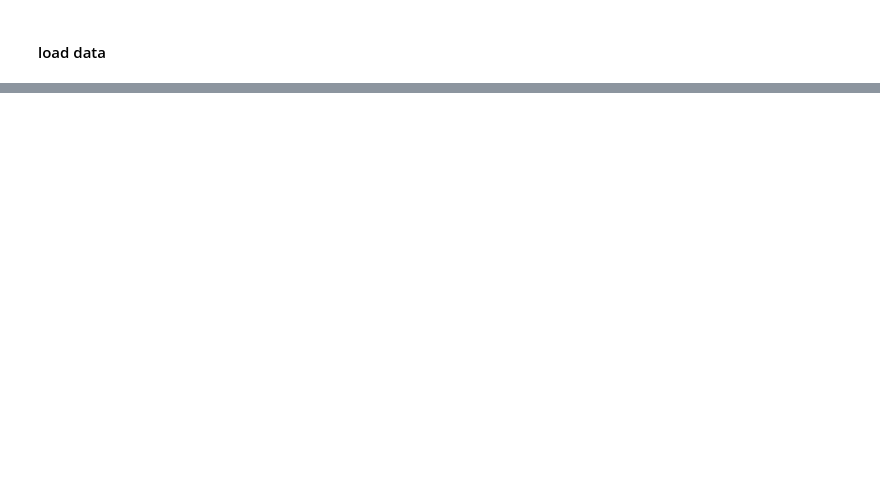
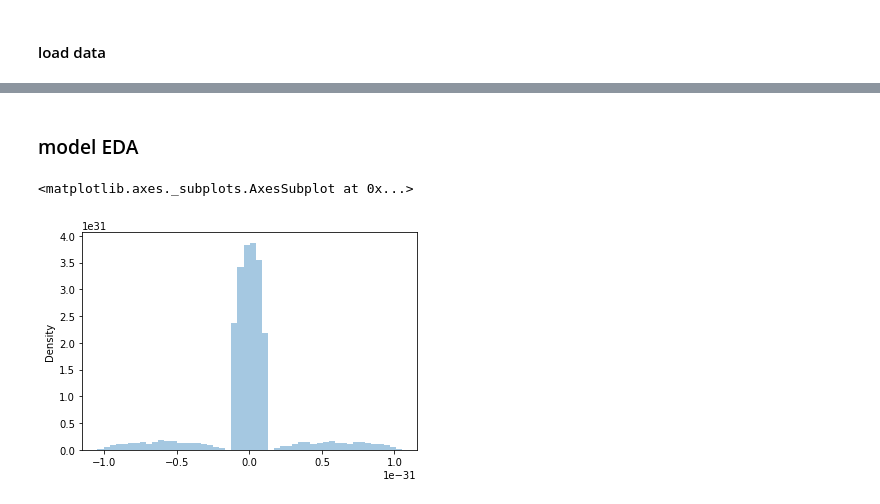
Before and after one commit to phucdkbk/movie_rs, a Jupyter notebook: EDA/rs train.ipynb, the cells around one changed output, grey strips where cells are left out. Saved outputs shown, nothing was run; the diff lists cells and outputs as text; code cells hidden in the pictures; blank space fills up the shorter version.

```diff
--- a/EDA/rs train.ipynb
+++ b/EDA/rs train.ipynb
@@ -107,7 +679,7 @@ def train_step(rs_model, optimizer, user_ids, item_ids, ratings):
         loss, rmse = rs_model.loss_fn_rmse(predictions, ratings)
     gradients = tape.gradient(target=loss, sources=rs_model.trainable_variables)
     optimizer.apply_gradients(zip(gradients, rs_model.trainable_variables))
-    return rmse
+    return loss, rmse
 
 
 def get_val_rmse(rs_model, val_dataset):
@@ -131,18 +703,22 @@ def training(rs_model, optimizer, train_dataset, val_dataset, num_epochs, pretra
         ckpt.restore(manager.latest_checkpoint)
     for epoch in range(num_epochs):
         train_loss = tf.constant(0, tf.float32)
+        train_rmse = tf.constant(0, tf.float32)
         start_load_data = time()
         train_dataset.shuffle()
         load_data_time = time() - start_load_data
         start_train_time = time()
         for i in tqdm(range(train_dataset.num_batch)):
             user_ids, item_ids, ratings = train_dataset.get_batch(i)
-            loss_step = train_step(rs_model, optimizer, user_ids, item_ids, ratings)
+            loss_step, rmse_step = train_step(rs_model, optimizer, user_ids, item_ids, ratings)
             train_loss += loss_step
+            train_rmse += rmse_step
             if i > 1000:
                 break
         train_time = time() - start_train_time
-        print('epoch: ', epoch, '. load data time: ', load_data_time, '. train time: ', train_time, '. train loss: ', train_loss.numpy()/(i * train_dataset.batch_size))
+        print('epoch: ', epoch, '. load data time: ', load_data_time,
+              '. train time: ', train_time, '. train loss: ', train_loss.numpy(),
+             '. train rmse: ', train_rmse.numpy()/(i * train_dataset.batch_size))
         if epoch % 2 == 0:
             val_rmse = get_val_rmse(rs_model, val_dataset)
             score = {'val_rmse': val_rmse}
@@ -176,8 +756,10 @@ test_dataset = DataSet(test[['userId', 'itemId', 'rating']].values, batch_size=1
 args = dict()
 args['embedding_size'] = 64
 args['keyword_embedding_size'] = 64
-args['alpha'] = 0.001
-args['beta'] = 0.001
+args['mu'] = train['rating'].mean()
+# args['mu'] = 0
+args['alpha'] = 0.005
+args['beta'] = 0.005
 args['gamma'] = 0.000
 args['num_items'] = meta_data['num_items']
 args['num_users'] = meta_data['num_users']
@@ -185,5 +767,14 @@ args['num_keywords'] = meta_data['num_keywords']
 args['item_keywords'] = item_keywords
 
 
-rsmodel = RSModel(args)
+# rsmodel = RSModel(args)
+# rsmodel = RSModel_2(args)
+# rsmodel = RSModel_2_1(args)
+# rsmodel = RSModel_3(args)
+# rsmodel = RSModel_4(args)
+# rsmodel = RSModel_5(args)
+# rsmodel = RSModel_6(args)
+rsmodel = RSModel_7(args)
+# rsmodel = RSModel_8(args)
+
 opt = tf.keras.optimizers.Adam(learning_rate=0.005)
@@ -437,0 +953,11 @@ done save at epoch:  9
+# %% [markdown]
+### model EDA
+# %%
+item_embedding = rsmodel.item_embedding.weights[0].numpy()
+user_embedding = rsmodel.user_embedding.weights[0].numpy()
+keyword_embedding = rsmodel.keyword_embedding.weights[0].numpy()
+# %%
+sns.distplot(item_embedding[:,7][:10000])
+# %% [output]
+<matplotlib.axes._subplots.AxesSubplot at 0x...>
+[figure, added]
```
Also changed, not shown: parts of 74 cells of this notebook, 7 other files.
